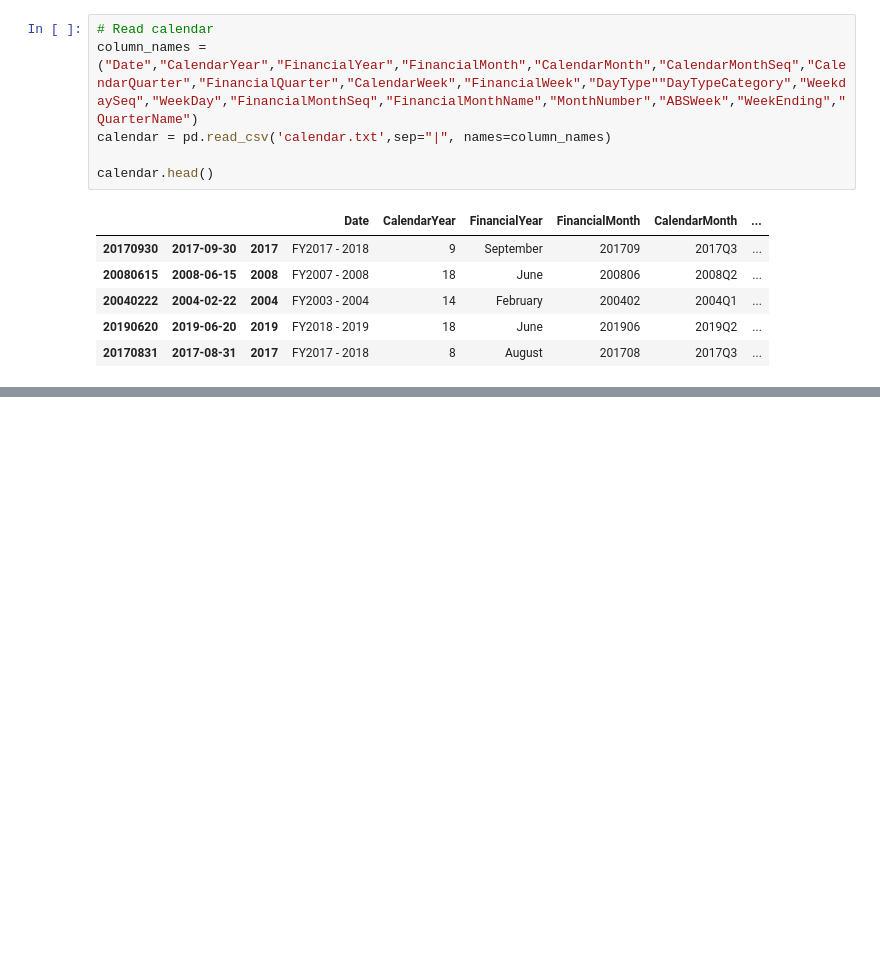
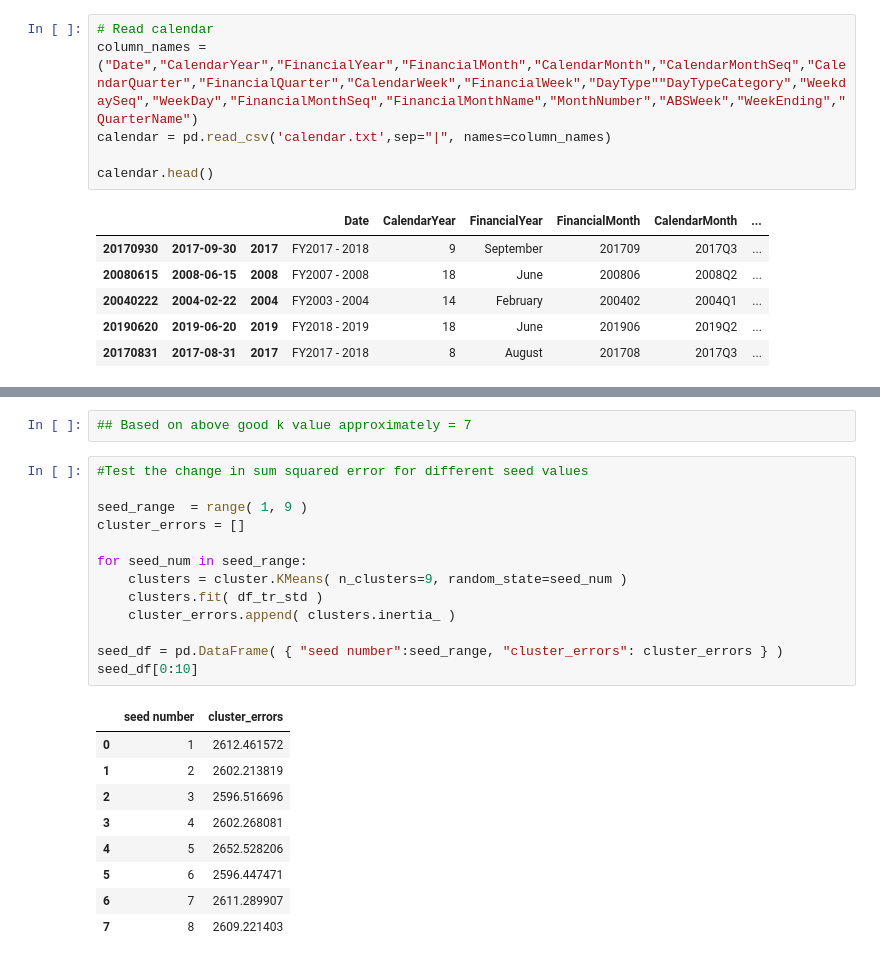
Before and after one commit to tgrrr/melbourne-datathon, a Jupyter notebook: Pandas/banu_load_tram_data.ipynb, the cells around one changed output, grey strips where cells are left out. Cells and saved outputs as stored; diff of their text form; blank space fills up the shorter version.

```diff
--- a/Pandas/banu_load_tram_data.ipynb
+++ b/Pandas/banu_load_tram_data.ipynb
@@ -60,0 +121,25 @@ calendar.head()
+# %%
+## Based on above good k value approximately = 7
+# %%
+#Test the change in sum squared error for different seed values
+
+seed_range  = range( 1, 9 )
+cluster_errors = []
+
+for seed_num in seed_range:
+    clusters = cluster.KMeans( n_clusters=9, random_state=seed_num )
+    clusters.fit( df_tr_std )
+    cluster_errors.append( clusters.inertia_ )
+
+seed_df = pd.DataFrame( { "seed number":seed_range, "cluster_errors": cluster_errors } )
+seed_df[0:10]
+# %% [output]
+|  | seed number | cluster_errors |
+| 0 | 1 | 2612.461572 |
+| 1 | 2 | 2602.213819 |
+| 2 | 3 | 2596.516696 |
+| 3 | 4 | 2602.268081 |
+| 4 | 5 | 2652.528206 |
+| 5 | 6 | 2596.447471 |
+| 6 | 7 | 2611.289907 |
+| 7 | 8 | 2609.221403 |
```
Also changed, not shown: parts of 8 cells of this notebook, 6 other files.
